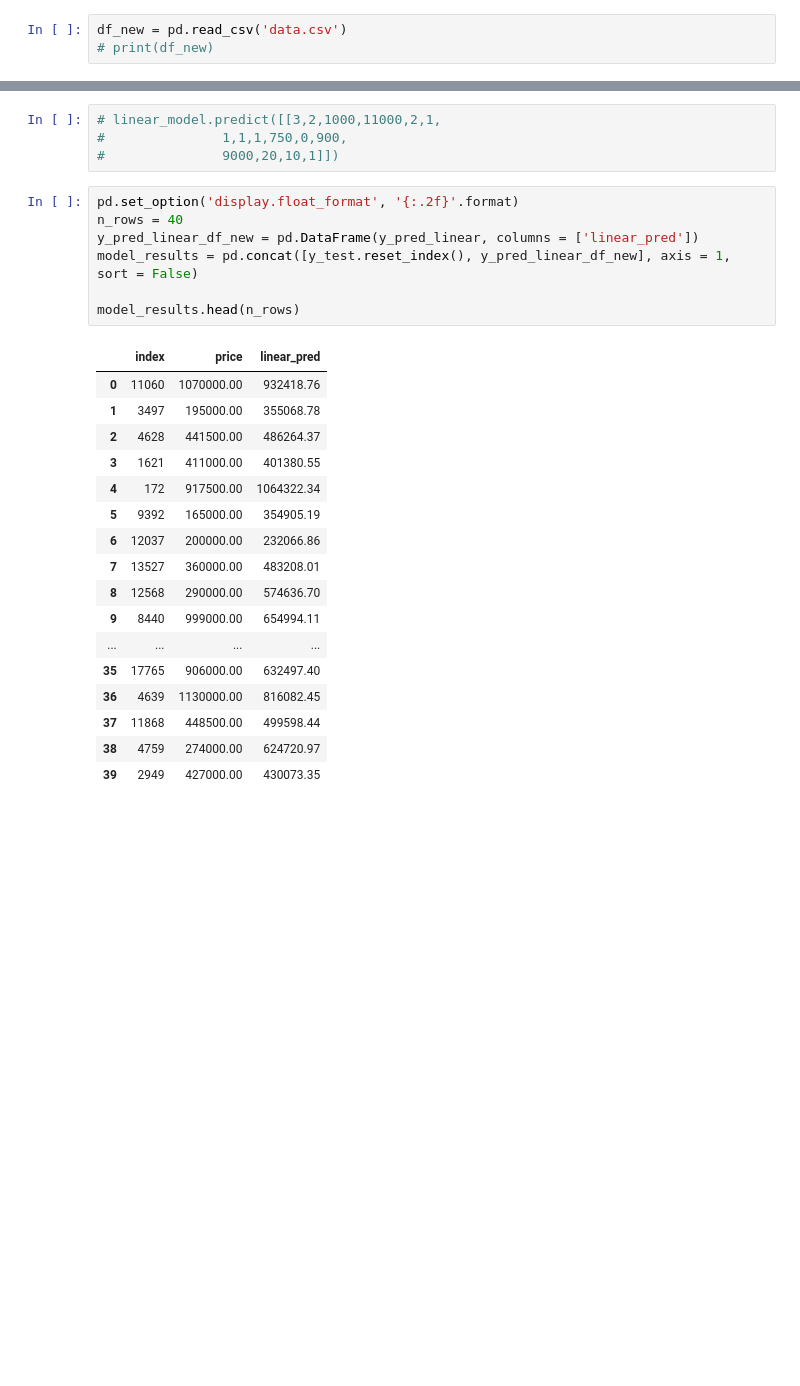
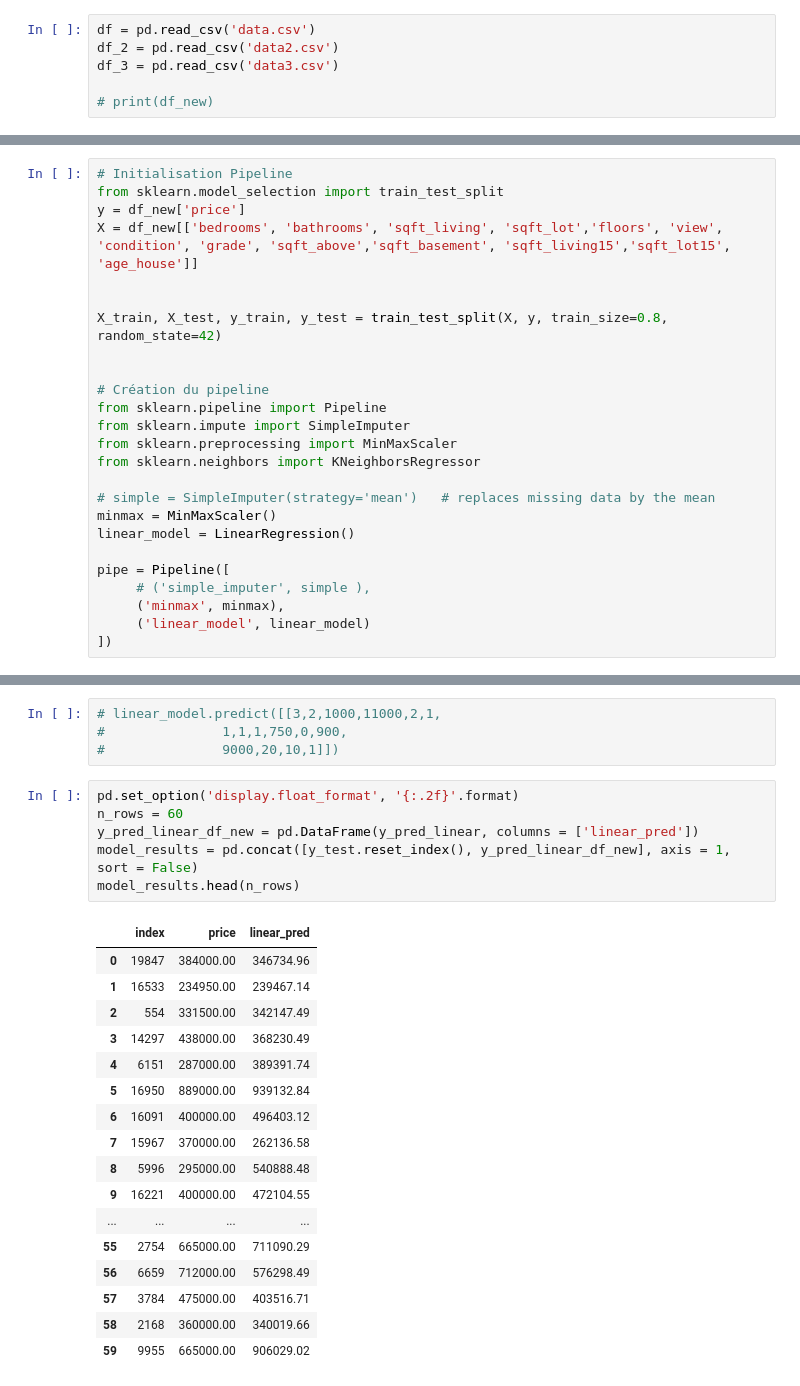
Before and after one commit to RolaMmss/Une-application-pour-pr-dire-le-prix-d-une-maison, a Jupyter notebook: data_modelisation.ipynb, the cells around one changed output, grey strips where cells are left out. Saved outputs shown, nothing was run; the diff lists cells and outputs as text; blank space fills up the shorter version.

```diff
--- a/data_modelisation.ipynb
+++ b/data_modelisation.ipynb
@@ -11,5 +11,8 @@ from sklearn import preprocessing
 from sklearn.preprocessing import StandardScaler
 from sklearn import metrics
 # %%
-df_new = pd.read_csv('data.csv')
+df = pd.read_csv('data.csv')
+df_2 = pd.read_csv('data2.csv')
+df_3 = pd.read_csv('data3.csv')
+
 # print(df_new)
@@ -146,0 +411,25 @@ X_test_std_df_new.head()
+# %%
+# Initialisation Pipeline
+from sklearn.model_selection import train_test_split
+y = df_new['price']
+X = df_new[['bedrooms', 'bathrooms', 'sqft_living', 'sqft_lot','floors', 'view', 'condition', 'grade', 'sqft_above','sqft_basement', 'sqft_living15','sqft_lot15', 'age_house']]
+
+
+X_train, X_test, y_train, y_test = train_test_split(X, y, train_size=0.8, random_state=42)
+
+
+# Création du pipeline
+from sklearn.pipeline import Pipeline
+from sklearn.impute import SimpleImputer
+from sklearn.preprocessing import MinMaxScaler
+from sklearn.neighbors import KNeighborsRegressor
+
+# simple = SimpleImputer(strategy='mean')   # replaces missing data by the mean
+minmax = MinMaxScaler()
+linear_model = LinearRegression()
+
+pipe = Pipeline([
+     # ('simple_imputer', simple ),
+     ('minmax', minmax),
+     ('linear_model', linear_model)
+])
@@ -192,29 +493,28 @@ linear_model.score(X_test_std_df_new, y_pred_linear)
 #               9000,20,10,1]])
 # %%
 pd.set_option('display.float_format', '{:.2f}'.format)
-n_rows = 40
+n_rows = 60
 y_pred_linear_df_new = pd.DataFrame(y_pred_linear, columns = ['linear_pred'])
 model_results = pd.concat([y_test.reset_index(), y_pred_linear_df_new], axis = 1, sort = False)
-
 model_results.head(n_rows)
 # %% [output]
 |  | index | price | linear_pred |
-| 0 | 11060 | 1070000.00 | 932418.76 |
-| 1 | 3497 | 195000.00 | 355068.78 |
-| 2 | 4628 | 441500.00 | 486264.37 |
-| 3 | 1621 | 411000.00 | 401380.55 |
-| 4 | 172 | 917500.00 | 1064322.34 |
-| 5 | 9392 | 165000.00 | 354905.19 |
-| 6 | 12037 | 200000.00 | 232066.86 |
-| 7 | 13527 | 360000.00 | 483208.01 |
-| 8 | 12568 | 290000.00 | 574636.70 |
-| 9 | 8440 | 999000.00 | 654994.11 |
+| 0 | 19847 | 384000.00 | 346734.96 |
+| 1 | 16533 | 234950.00 | 239467.14 |
+| 2 | 554 | 331500.00 | 342147.49 |
+| 3 | 14297 | 438000.00 | 368230.49 |
+| 4 | 6151 | 287000.00 | 389391.74 |
+| 5 | 16950 | 889000.00 | 939132.84 |
+| 6 | 16091 | 400000.00 | 496403.12 |
+| 7 | 15967 | 370000.00 | 262136.58 |
+| 8 | 5996 | 295000.00 | 540888.48 |
+| 9 | 16221 | 400000.00 | 472104.55 |
 | ... | ... | ... | ... |
-| 35 | 17765 | 906000.00 | 632497.40 |
-| 36 | 4639 | 1130000.00 | 816082.45 |
-| 37 | 11868 | 448500.00 | 499598.44 |
-| 38 | 4759 | 274000.00 | 624720.97 |
-| 39 | 2949 | 427000.00 | 430073.35 |
+| 55 | 2754 | 665000.00 | 711090.29 |
+| 56 | 6659 | 712000.00 | 576298.49 |
+| 57 | 3784 | 475000.00 | 403516.71 |
+| 58 | 2168 | 360000.00 | 340019.66 |
+| 59 | 9955 | 665000.00 | 906029.02 |
 # %%
 model_results[['price', 'linear_pred']].head(n_rows).plot.bar(figsize = (15, 5))
 plt.show()
```
Also changed, not shown: parts of 55 cells of this notebook, 6 other files.
